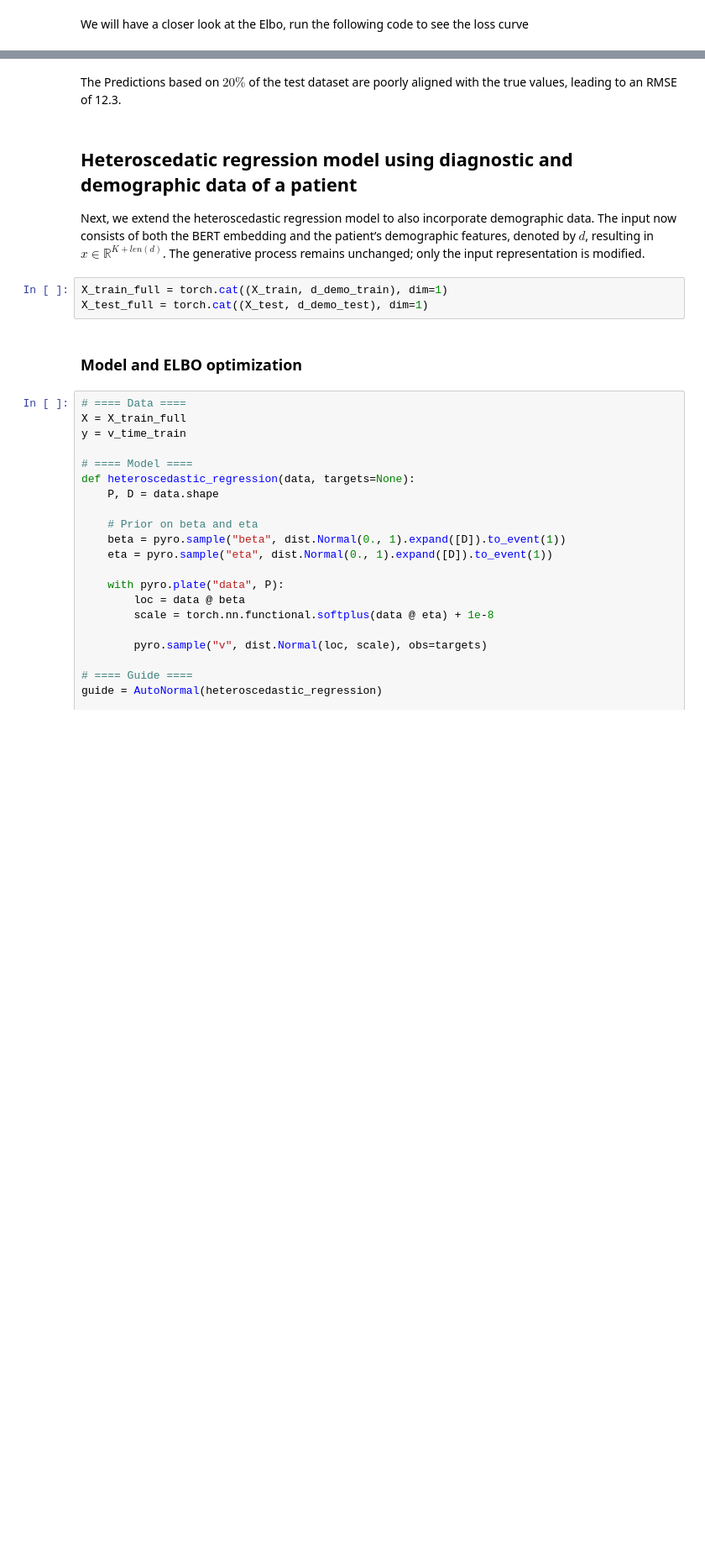
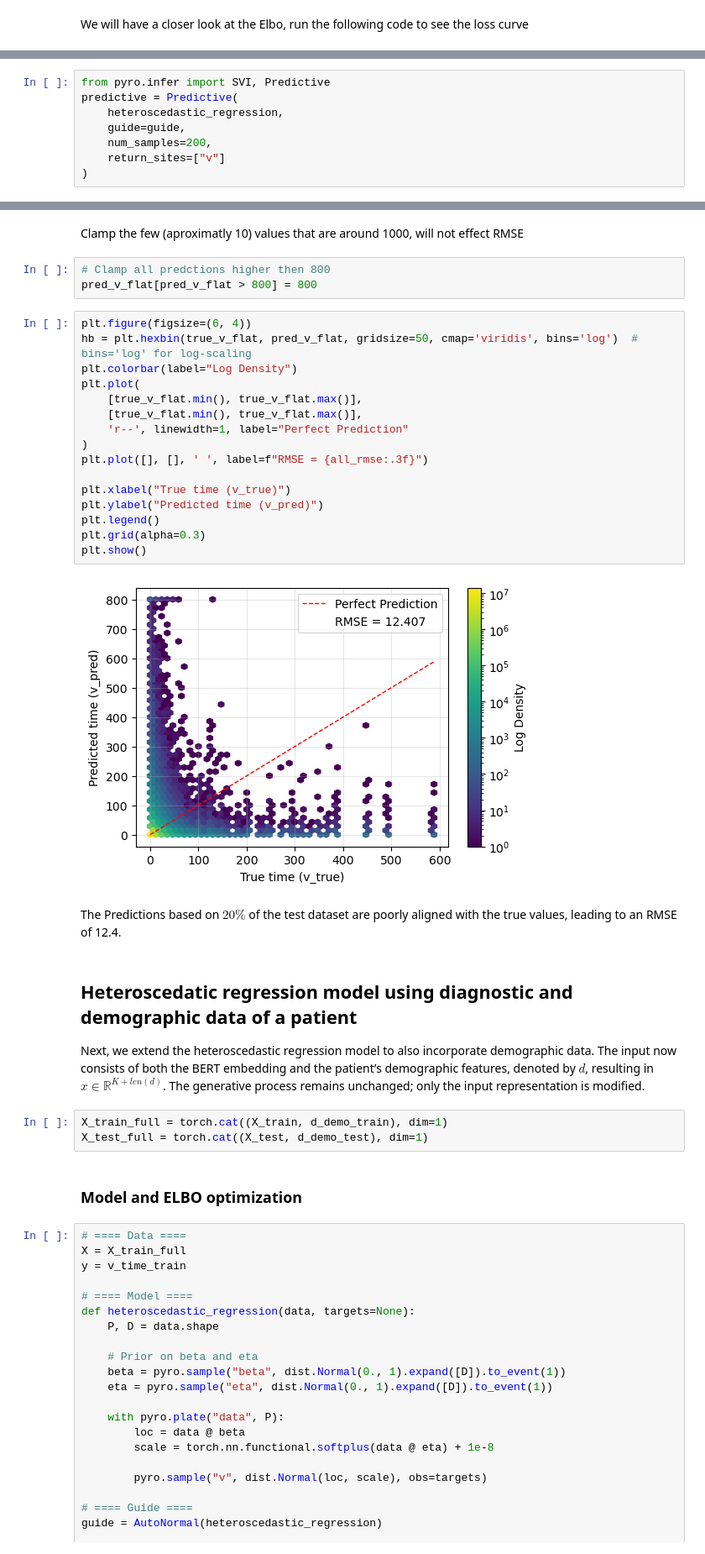
Before and after one commit to KarolineKlan/mbml_project, a Jupyter notebook: 1_Simple_PGM.ipynb, the cells around one changed output, grey strips where cells are left out. Shown at 84% size. Saved outputs shown, nothing was run; the diff lists cells and outputs as text; blank space fills up the shorter version.

```diff
--- a/1_Simple_PGM.ipynb
+++ b/1_Simple_PGM.ipynb
@@ -245,0 +219,8 @@ plt.show()
+# %%
+from pyro.infer import SVI, Predictive
+predictive = Predictive(
+    heteroscedastic_regression,
+    guide=guide,
+    num_samples=200,
+    return_sites=["v"]
+)
@@ -246,5 +270,28 @@ plt.show()
+# %% [markdown]
+Clamp the few (aproximatly 10) values that are around 1000, will not effect RMSE
+# %%
+# Clamp all predctions higher then 800
+pred_v_flat[pred_v_flat > 800] = 800
+# %%
+plt.figure(figsize=(6, 4))
+hb = plt.hexbin(true_v_flat, pred_v_flat, gridsize=50, cmap='viridis', bins='log')  # bins='log' for log-scaling
+plt.colorbar(label="Log Density")
+plt.plot(
+    [true_v_flat.min(), true_v_flat.max()],
+    [true_v_flat.min(), true_v_flat.max()],
+    'r--', linewidth=1, label="Perfect Prediction"
+)
+plt.plot([], [], ' ', label=f"RMSE = {all_rmse:.3f}")
+
+plt.xlabel("True time (v_true)")
+plt.ylabel("Predicted time (v_pred)")
+plt.legend()
+plt.grid(alpha=0.3)
+plt.show()
+# %% [output]
+[figure, added]
 # %% [markdown]
-The Predictions based on $20\%$ of the test dataset are poorly aligned with the true values, leading to an RMSE of 12.3.
+The Predictions based on $20\%$ of the test dataset are poorly aligned with the true values, leading to an RMSE of 12.4.
 # %% [markdown]
 ## Heteroscedatic regression model using diagnostic and demographic data of a patient
 
```
Also changed, not shown: parts of 17 cells of this notebook.
